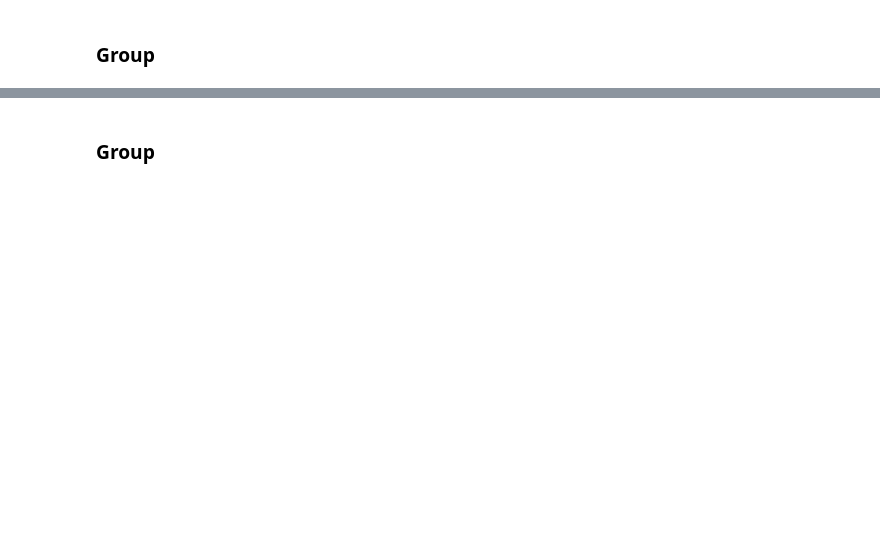
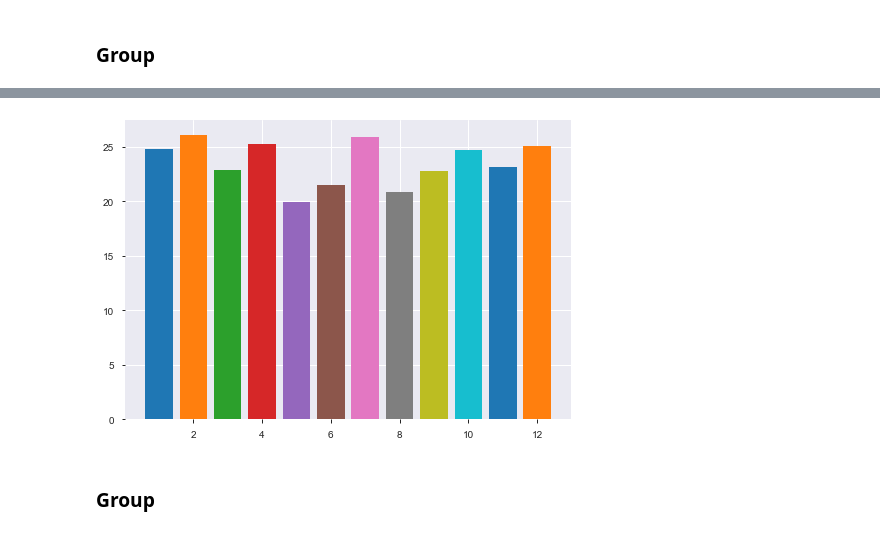
Before and after one commit to alphasentaurii/northwind-sql-database-project, a Jupyter notebook: student.ipynb, the cells around one changed output, grey strips where cells are left out. Cells and saved outputs as stored; diff of their text form; code cells hidden in the pictures; blank space fills up the shorter version.

```diff
--- a/student.ipynb
+++ b/student.ipynb
@@ -771,5 +1079,5 @@ NameError: name 'df_month' is not defined
 # %%
 # plot average order quantities by month
 for k,v in mqpo_m.items():
-    plt.bar(x=k, height=v, yerr=)
+    plt.bar(x=k, height=v)
 # %% [output]
@@ -777,3 +1084,4 @@ SyntaxError: invalid syntax (<ipython-input-9-3d614feb435c>, line 3)
+[figure, added]
 # %% [markdown]
 ### Group
 # %%
```
Also changed, not shown: parts of 79 cells of this notebook, 30 other files.
